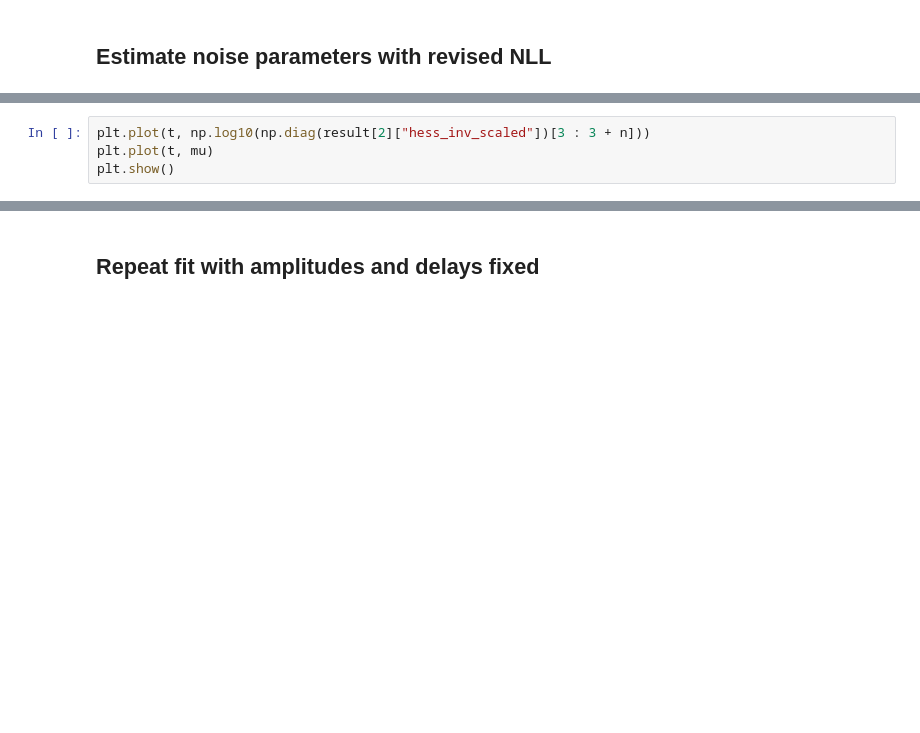
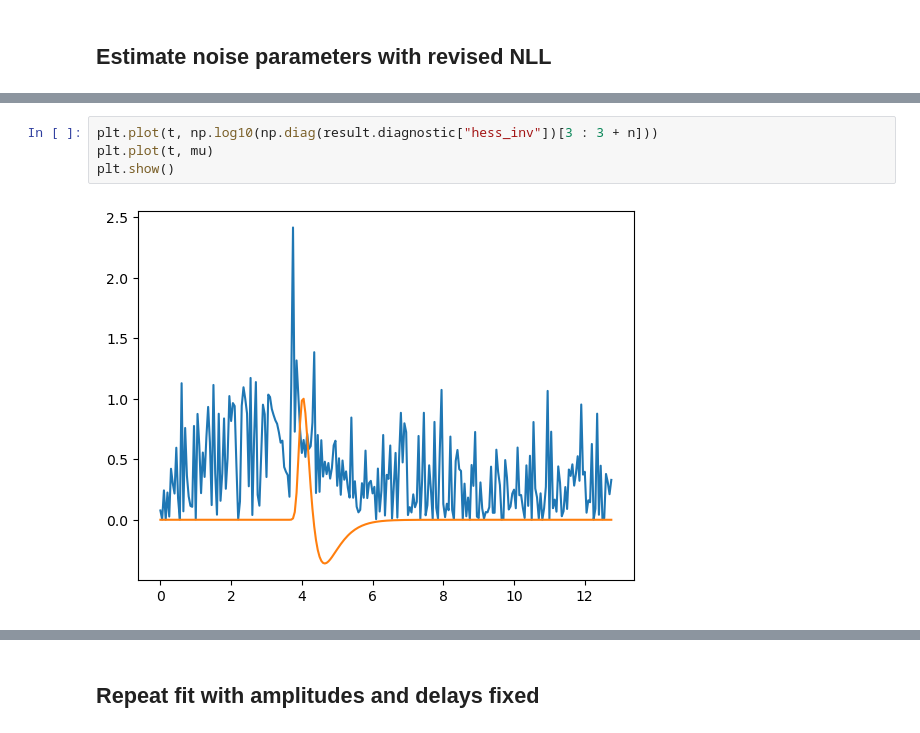
Before and after one commit to dodge-research-group/thztools, a Jupyter notebook: examples/tdnll-scaled-dev.ipynb, the cells around one changed output, grey strips where cells are left out. Cells and saved outputs as stored; diff of their text form; blank space fills up the shorter version.

```diff
--- a/examples/tdnll-scaled-dev.ipynb
+++ b/examples/tdnll-scaled-dev.ipynb
@@ -299,5 +374,7 @@ np.diag(result[2]["hess_inv_scaled"][:3, :3])
 # %%
-plt.plot(t, np.log10(np.diag(result[2]["hess_inv_scaled"])[3 : 3 + n]))
+plt.plot(t, np.log10(np.diag(result.diagnostic["hess_inv"])[3 : 3 + n]))
 plt.plot(t, mu)
 plt.show()
+# %% [output]
+[figure, added]
 # %%
```
Also changed, not shown: parts of 16 cells of this notebook, 1 other file.
